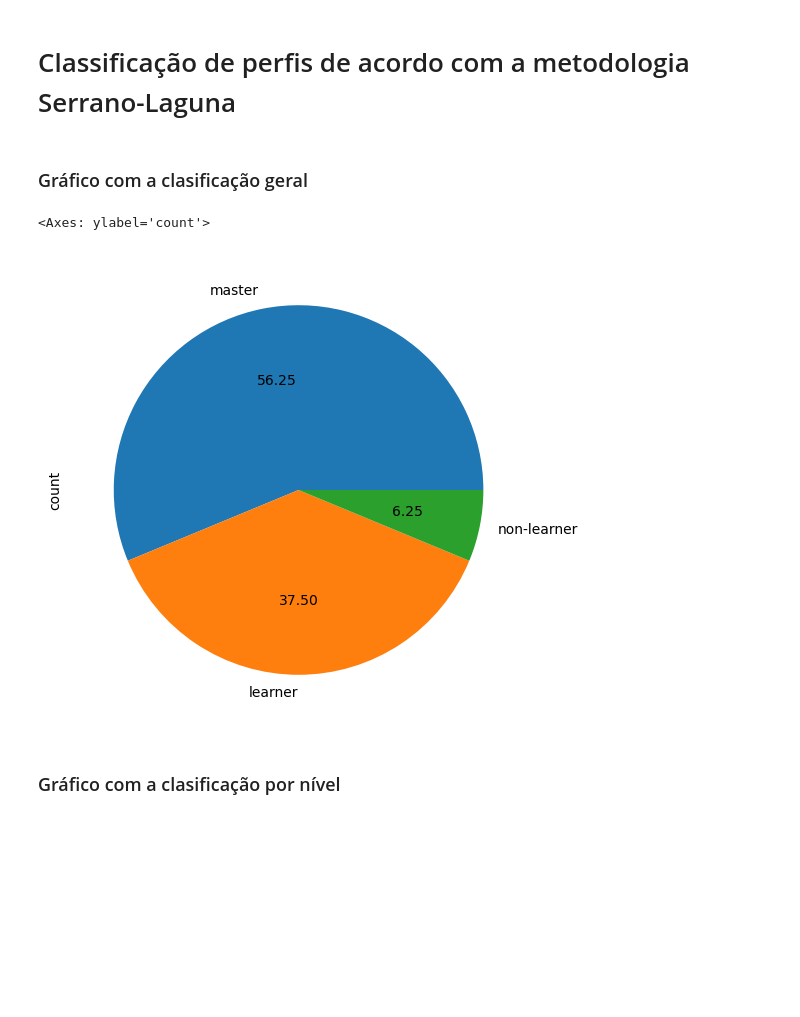
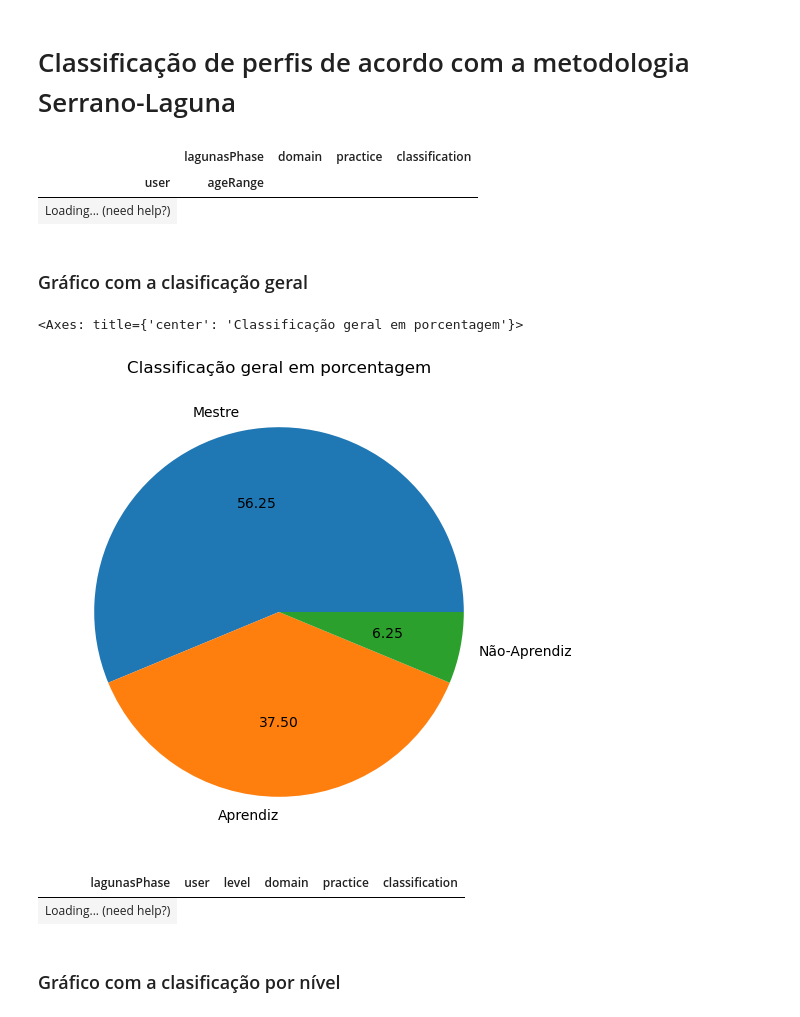
Before and after one commit to caiohsfar/tcc-analysis, a Jupyter notebook: tcc.ipynb, the cells around one changed output. Saved outputs shown, nothing was run; the diff lists cells and outputs as text; code cells hidden in the pictures; blank space fills up the shorter version.

```diff
--- a/tcc.ipynb
+++ b/tcc.ipynb
@@ -233,8 +250,8 @@ show(questions_percentage)
 # Classificação de perfis de acordo com a metodologia Serrano-Laguna
 # %%
 #Definição de perfis laguna
-#IT = 6
-#FT = 8
+#LI = 7
+#LF = 7
 
 
 it = 7
@@ -243,33 +260,40 @@ ft = 7
 def classifier(row):
     if row["domain"] >= ft:
             if row["practice"] < it:
-                  return "learner"
+                  return "Aprendiz"
             else:
-                  return "master"
+                  return "Mestre"
     else:
             if row["practice"] < it:
-                  return "non-learner"
+                  return "Não-Aprendiz"
             else:
-                  return "outlier"
+                  return "Deslocado"
 
 user_nota_classification = user_nota.pivot(index=["user", "ageRange"], columns=["lagunasPhase"], values="nota")
 user_nota_classification["classification"] = user_nota_classification.apply(classifier, axis=1)
 
-#user_nota_classification.head(3)
+show(user_nota_classification)
+# %% [output]
+|  | lagunasPhase | domain | practice | classification |
+| user | ageRange |  |  |  |
+| Loading... (need help?) |
 # %% [markdown]
 ### Gráfico com a clasificação geral
 # %%
 #Plot Grafico
-user_nota_classification["classification"].value_counts().plot.pie(figsize=(6, 6), autopct="%.2f")
+user_nota_classification["classification"].value_counts().plot.pie(figsize=(6, 6), autopct="%.2f", title='Classificação geral em porcentagem', ylabel='')
 # %% [output]
-<Axes: ylabel='count'>
+<Axes: title={'center': 'Classificação geral em porcentagem'}>
-[figure, old version]
+[figure, new version]
 # %%
 #user_nota_classification_level
 
 user_nota_classification_level = user_nota_level.pivot(index=["user", "level"], columns="lagunasPhase", values="nota").reset_index()
 user_nota_classification_level["classification"] =  user_nota_classification_level.apply(classifier, axis=1)
-#user_nota_classification_level.head(9)
+show(user_nota_classification_level)
+# %% [output]
+| lagunasPhase | user | level | domain | practice | classification |
+| Loading... (need help?) |
 # %% [markdown]
 ### Gráfico com a clasificação por nível
 # %%
```
Also changed, not shown: parts of 18 cells of this notebook.
